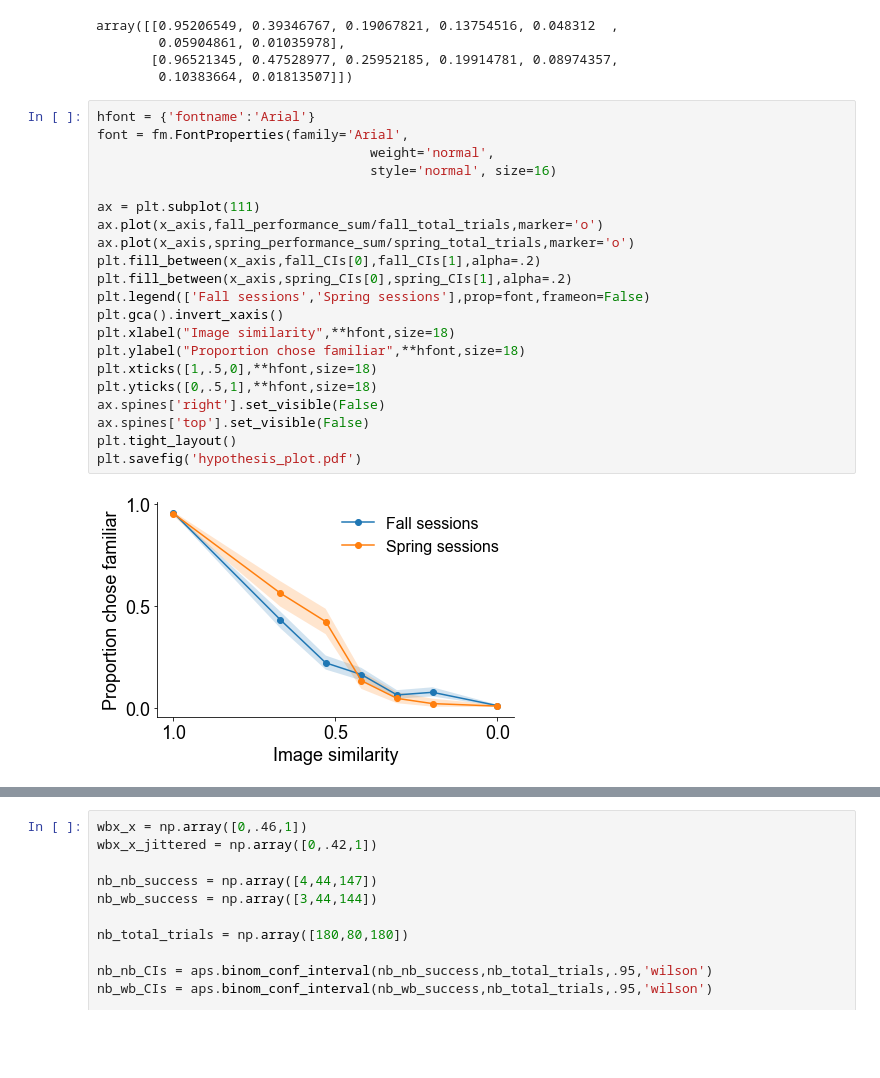
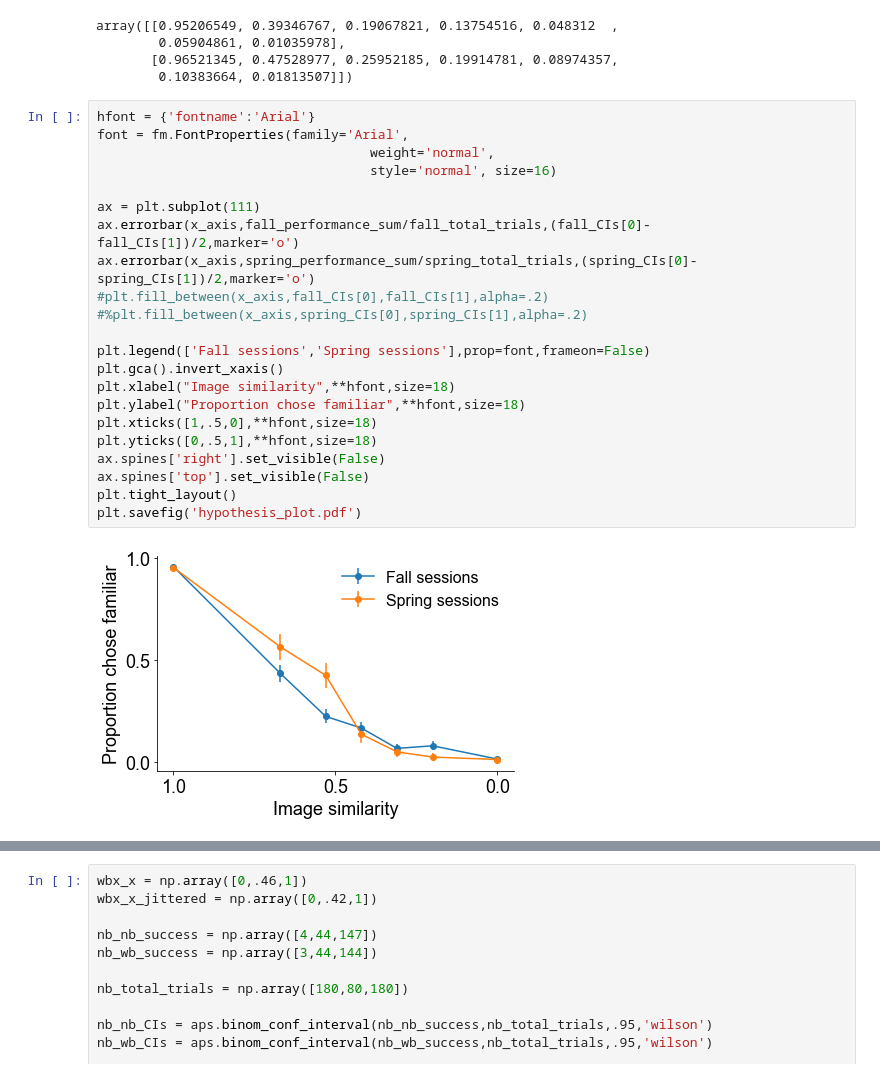
Before and after one commit to SimonBohn/QNC_2021, a Jupyter notebook: Data Vis Presentation.ipynb, the cells around one changed output, grey strips where cells are left out. Cells and saved outputs as stored; diff of their text form; blank space fills up the shorter version.

Commit message:
changed to error bars on main chart, addded annotation for hypothesis

```diff
--- a/Data Vis Presentation.ipynb
+++ b/Data Vis Presentation.ipynb
@@ -51,23 +50,24 @@ array([[0.95206549, 0.39346767, 0.19067821, 0.13754516, 0.048312  ,
 # %%
 hfont = {'fontname':'Arial'}
 font = fm.FontProperties(family='Arial',
                                    weight='normal',
                                    style='normal', size=16)
 
 ax = plt.subplot(111)
-ax.plot(x_axis,fall_performance_sum/fall_total_trials,marker='o')
-ax.plot(x_axis,spring_performance_sum/spring_total_trials,marker='o')
-plt.fill_between(x_axis,fall_CIs[0],fall_CIs[1],alpha=.2)
-plt.fill_between(x_axis,spring_CIs[0],spring_CIs[1],alpha=.2)
+ax.errorbar(x_axis,fall_performance_sum/fall_total_trials,(fall_CIs[0]-fall_CIs[1])/2,marker='o')
+ax.errorbar(x_axis,spring_performance_sum/spring_total_trials,(spring_CIs[0]-spring_CIs[1])/2,marker='o')
+#plt.fill_between(x_axis,fall_CIs[0],fall_CIs[1],alpha=.2)
+#%plt.fill_between(x_axis,spring_CIs[0],spring_CIs[1],alpha=.2)
+
 plt.legend(['Fall sessions','Spring sessions'],prop=font,frameon=False)
 plt.gca().invert_xaxis()
 plt.xlabel("Image similarity",**hfont,size=18)
 plt.ylabel("Proportion chose familiar",**hfont,size=18)
 plt.xticks([1,.5,0],**hfont,size=18)
 plt.yticks([0,.5,1],**hfont,size=18)
 ax.spines['right'].set_visible(False)
 ax.spines['top'].set_visible(False)
 plt.tight_layout()
 plt.savefig('hypothesis_plot.pdf')
 # %% [output]
-[figure, old version]
+[figure, new version]
```
Also changed, not shown: parts of 5 cells of this notebook, 1 other file.
